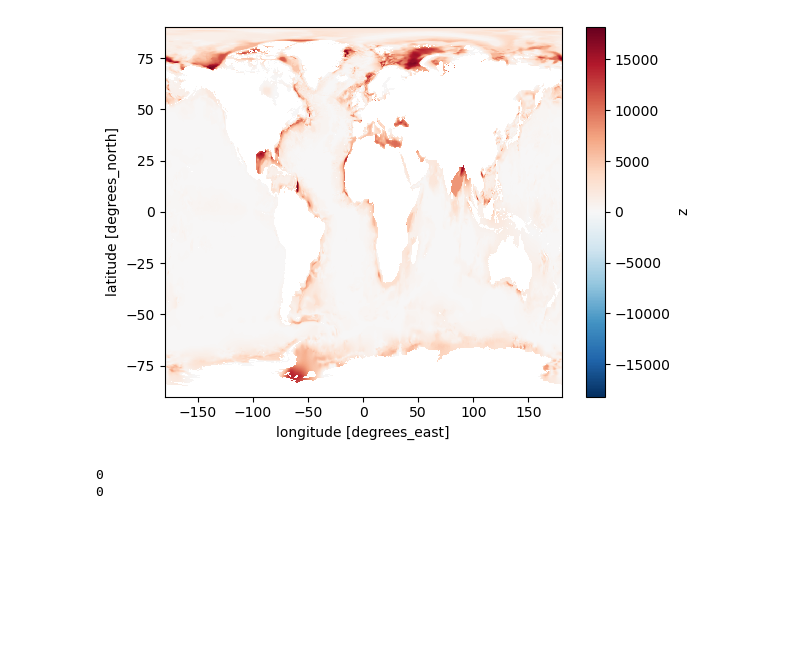
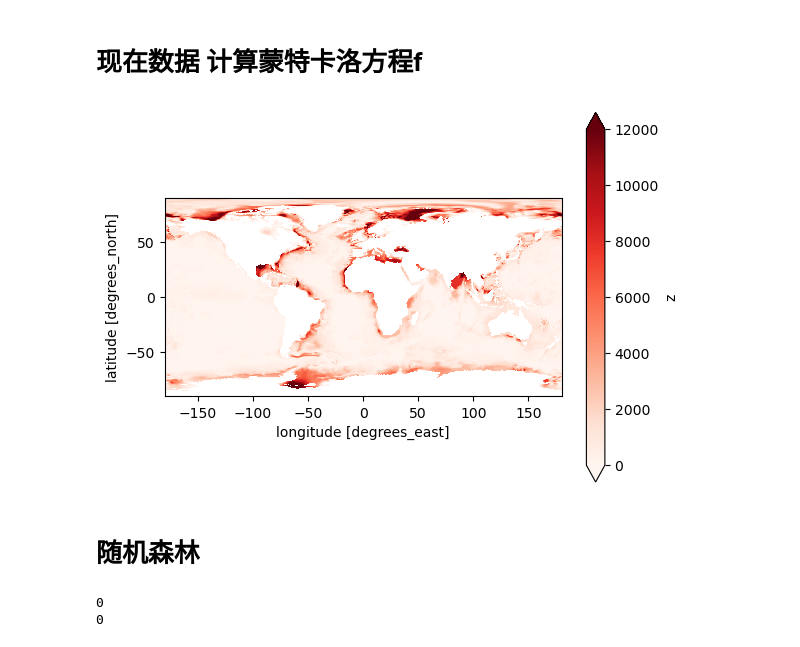
Before and after one commit to asdfgiii/2411, a Jupyter notebook: try2411.ipynb, the cells around one changed output. Drawn from its saved outputs; the diff is of its cells as text; code cells hidden in the pictures; blank space fills up the shorter version.

```diff
--- a/try2411.ipynb
+++ b/try2411.ipynb
@@ -1 +1,3 @@
+# %% [markdown]
+# 现在数据 计算蒙特卡洛方程f
 # %%
@@ -25,7 +25,10 @@ age_interp = age_interp.rename({'z':'age'})
 # %%
-sed_interp.sed.plot()
+# 绘制现在sed数据
+sed_interp.sed.plot(cmap = 'Reds', vmin = 0, vmax = 12000, add_colorbar = True)
+ax = plt.gca()
+ax.set_aspect(1)
 # age_interp.age.plot()#add_colorbar = False)
 plt.show()
 # %% [output]
-[figure, old version]
+[figure, new version]
 # %%
@@ -45,6 +50,8 @@ distances = distance_transform_edt(numpy_mask)
 merged['distance'] = xr.DataArray(data = distances,
                                   dims = ('lat','lon'),
                                   coords = {'lon':merged['lon'], 'lat':merged['lat']})
+# %% [markdown]
+# 随机森林
 # %%
 from sklearn.ensemble import RandomForestRegressor
 from sklearn.model_selection import train_test_split
```
Also changed, not shown: parts of 37 cells of this notebook.
